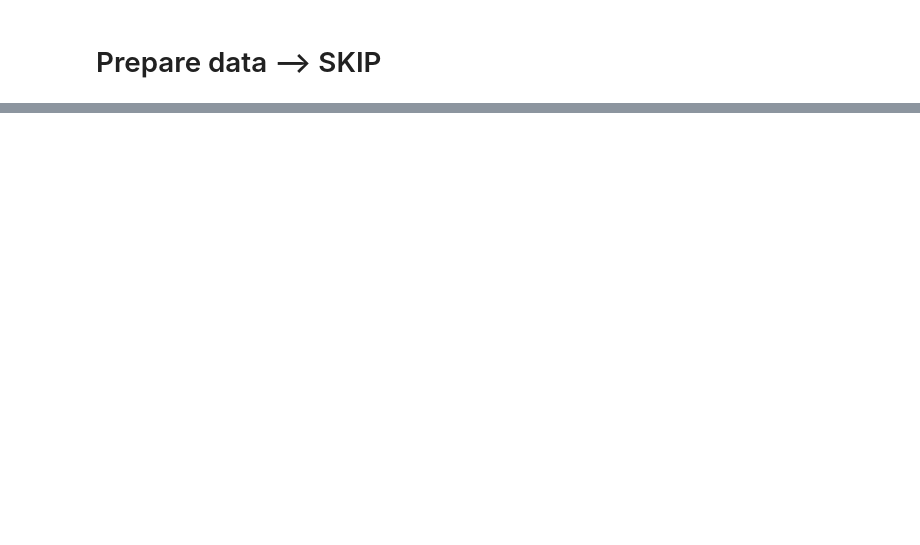
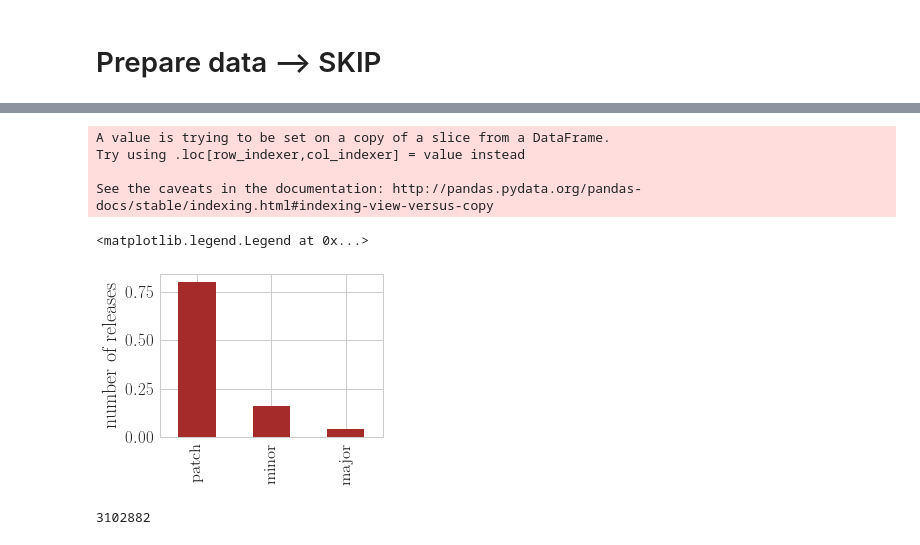
Before and after one commit to AhmedZerouali/notebooks, a Jupyter notebook: icsr18.ipynb, the cells around one changed output, grey strips where cells are left out. Saved outputs shown, nothing was run; the diff lists cells and outputs as text; code cells hidden in the pictures; blank space fills up the shorter version.

```diff
--- a/icsr18.ipynb
+++ b/icsr18.ipynb
@@ -19,7 +19,7 @@ sns.set_palette('colorblind')
 FIG_SIZE = (12, 3)
 font = {'family' : 'Times New Roman',
         'weight' : 'bold',
-        'size'   : 20}
+        'size'   : 22}
 plt.rc('font', **font)
 plt.rcParams['pdf.fonttype'] = 42
 plt.rcParams['ps.fonttype'] = 42
@@ -235,0 +192,9 @@ versions.query('package=="angular"')
+# %%
+tech_lag_calcul=pd.read_csv('../icsr2018/csv/tech_lag_updates-16-11.csv', sep=';', dtype=object, index_col=None)
+len(tech_lag_calcul)
+tech_lag_calcul['release_type']=tech_lag_calcul['major_release']+';'+tech_lag_calcul['minor_release']+';'+tech_lag_calcul['patch_release']
+
+tech_lag_calcul['release_type']=tech_lag_calcul['release_type'].apply(lambda x: 'major release' if str(x).split(';')[0]!="False"
+                                                     else 'minor release' if str(x).split(';')[1]!="False"
+                                                     else 'patch release' if str(x).split(';')[2]!="False"
+                                                     else 'first release')
@@ -235,0 +226,34 @@ versions.query('package=="angular"')
+# %%
+updates=tech_lag_calcul.query('release_type!="first release"')
+updates['release_type']=updates['release_type'].apply(lambda x: str(x).split()[0])
+a=updates.groupby('release_type').count()
+a.sort_values(['package'], ascending=False, inplace=True)
+a['package']=a['package'].apply(lambda x: float(x)/float(len(updates)))
+ax=a.plot(kind='bar', y='package', color='brown')
+ax.figure.set_size_inches(4,3)
+ax.set_xlabel('')
+ax.set_ylabel('number of releases')
+ax.legend('')
+#ax.figure.savefig('../../seneca_research/ICSR2018/figures/type_of_releases.pdf', bbox_inches='tight', facecolor='white')
+# %% [output]
+A value is trying to be set on a copy of a slice from a DataFrame.
+Try using .loc[row_indexer,col_indexer] = value instead
+
+See the caveats in the documentation: http://pandas.pydata.org/pandas-docs/stable/indexing.html#indexing-view-versus-copy
+<matplotlib.legend.Legend at 0x...>
+[figure, added]
+# %%
+updates=tech_lag_calcul.loc[:,['release_type','updated_major','updated_minor','updated_patch']]
+updates['updated_major']=updates['updated_major'].apply(float)
+updates['updated_minor']=updates['updated_minor'].apply(float)
+updates['updated_patch']=updates['updated_patch'].apply(float)
+#updates['release_type']=updates['major_release']+';'+updates['minor_release']+';'+updates['patch_release']
+#updates=updates.query('updated_major != 0 or updated_minor != 0 or updated_patch != 0')
+updates=updates.query('release_type!="first release"')
+# updates['time']=updates['release_type'].apply(lambda x: str(x).split(';')[0] if str(x).split(';')[0]!="False"
+#                                                      else str(x).split(';')[1] if str(x).split(';')[1]!="False"
+#                                                      else str(x).split(';')[2])
+updates=updates.loc[:,['updated_major','updated_minor','updated_patch','release_type']]
+len(updates)
+# %% [output]
+3102882
```
Also changed, not shown: parts of 49 cells of this notebook.
